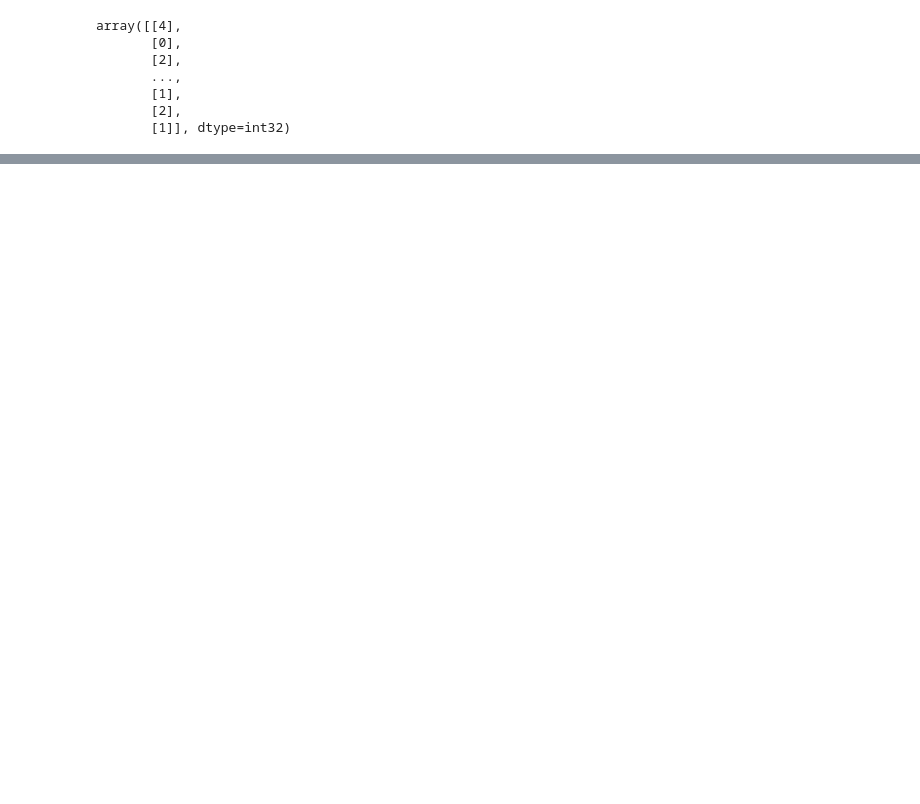
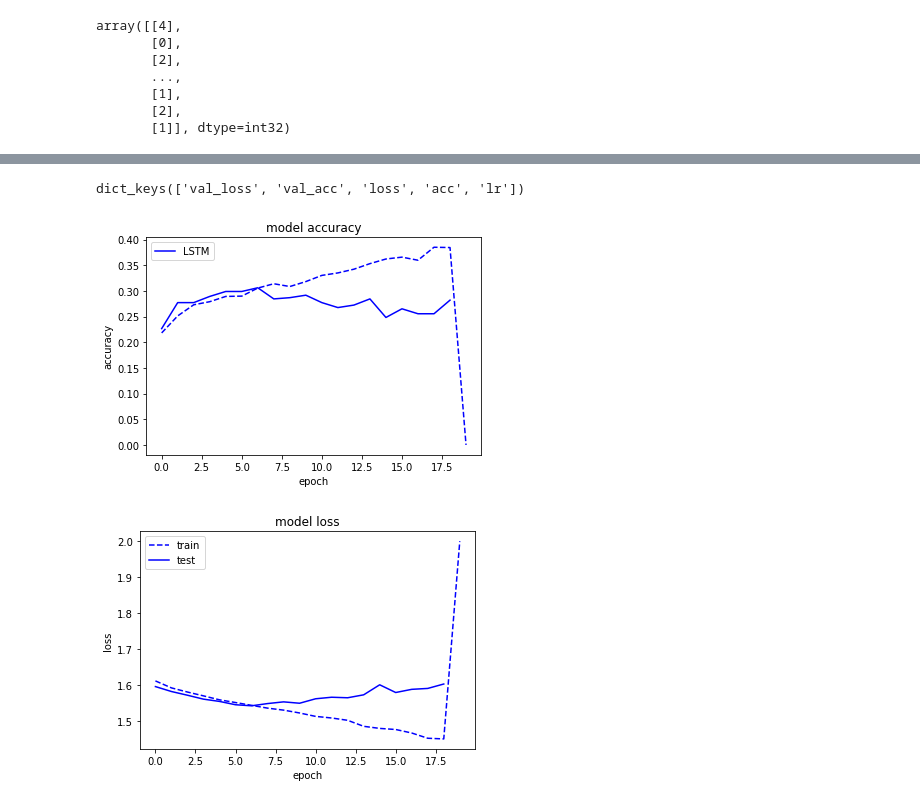
Before and after one commit to rjpg/bftensor, a Jupyter notebook: Autoencoder/src/horsesNewDataSet.ipynb, the cells around one changed output, grey strips where cells are left out. Drawn from its saved outputs; the diff is of its cells as text; code cells hidden in the pictures; blank space fills up the shorter version.

```diff
--- a/Autoencoder/src/horsesNewDataSet.ipynb
+++ b/Autoencoder/src/horsesNewDataSet.ipynb
@@ -301,0 +381,11 @@ KeyboardInterrupt:
+# %%
+modellstm.summary()
+modellstm.compile(loss="categorical_crossentropy", optimizer=OPTIMIZER,
+    metrics=["accuracy"])
+
+
+# Prepare saver.
+#builder = tf.saved_model.builder.SavedModelBuilder("./model_keras")
+
+# Initialize all variables
+sess.run(tf.global_variables_initializer())
@@ -301,0 +408,11 @@ KeyboardInterrupt:
+# %%
+tbCallBack = TensorBoard(log_dir='./Graph', histogram_freq=0, write_graph=True, write_images=True)
+esCallBack = EarlyStopping(monitor='val_acc', min_delta=0, patience=12, verbose=0, mode='max')
+reduce_lr = ReduceLROnPlateau(monitor='val_loss', factor=0.2,patience=5, min_lr=0.001)
+
+
+
+history = modellstm.fit(X_trainlstm, y_train,
+        batch_size=BATCH_SIZE, epochs=NB_EPOCH,
+        verbose=1, # 0 for no logging to stdout, 1 for progress bar logging, 2 for one log line per epoch.
+        validation_split=VALIDATION_SPLIT, callbacks=[tbCallBack])#,reduce_lr,esCallBack])
@@ -301,0 +437,27 @@ KeyboardInterrupt:
+# %%
+print(history.history.keys())
+# summarize history for accuracy
+acc=np.array(history.history['acc'])
+#acc=acc[0:100]
+acc=np.append(acc,[0])
+plt.plot(acc,'b--')
+plt.plot(history.history['val_acc'],'b',label='LSTM')
+plt.title('model accuracy')
+plt.ylabel('accuracy')
+plt.xlabel('epoch')
+plt.legend(loc='upper left')
+plt.show()
+# summarize history for loss
+loss=np.array(history.history['loss'])
+loss=np.append(loss,[2])
+plt.plot(loss,'b--',label='train')
+plt.plot(history.history['val_loss'],'b',label='test')
+plt.title('model loss')
+plt.ylabel('loss')
+plt.xlabel('epoch')
+plt.legend(['train', 'test'], loc='upper left')
+plt.show()
+# %% [output]
+dict_keys(['val_loss', 'val_acc', 'loss', 'acc', 'lr'])
+[figure, added]
+[figure, added]
```
Also changed, not shown: parts of 14 cells of this notebook, 15 other files.
